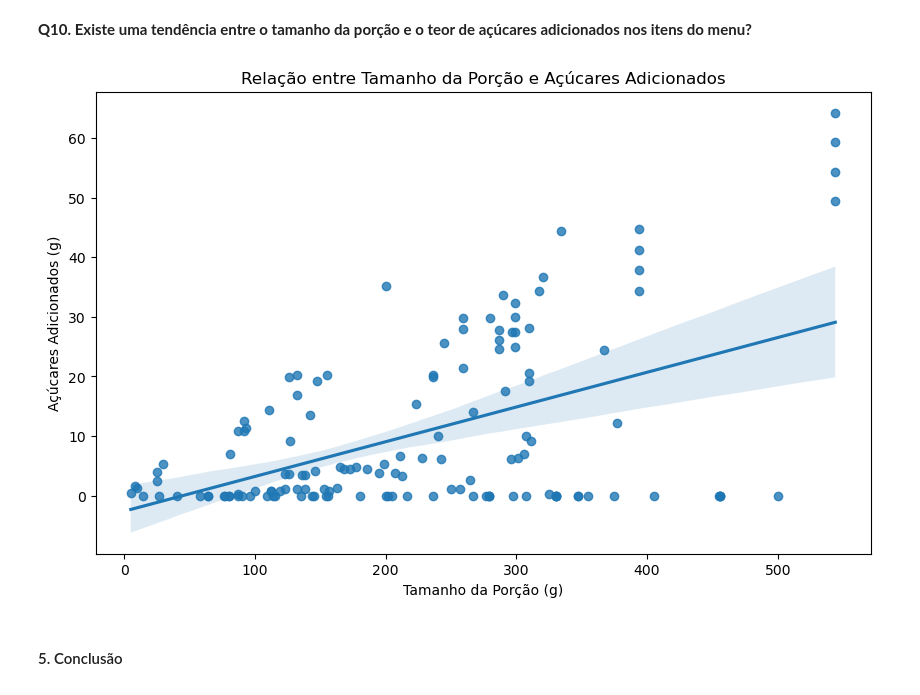
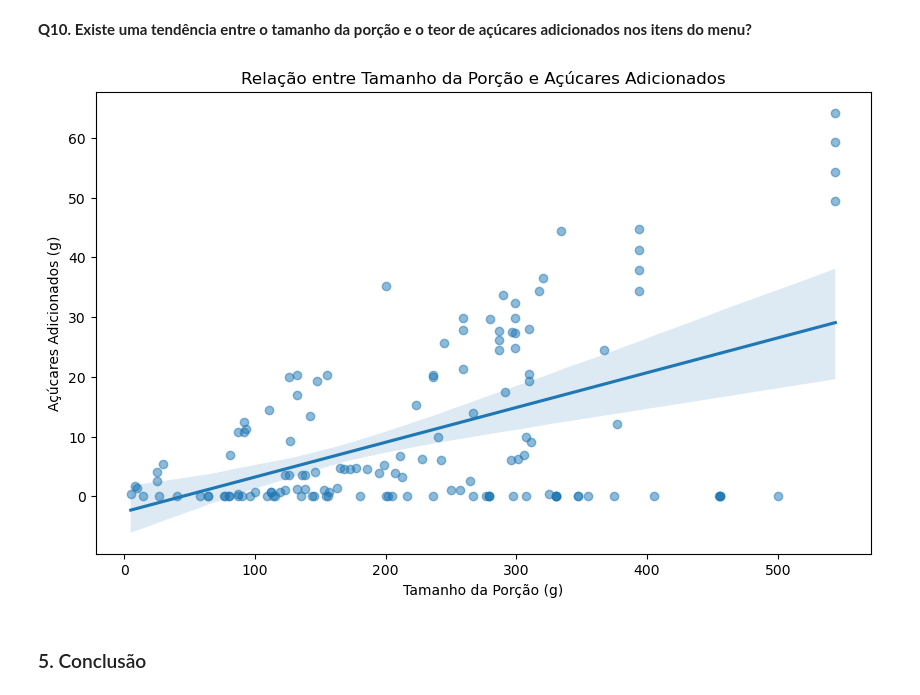
Before and after one commit to marcos-anjos/EAD-McDonalds-Nutrition-Facts, a Jupyter notebook: EAD McDonald’s Nutrition Facts(Versão melhorada).ipynb, the cells around one changed output. Drawn from its saved outputs; the diff is of its cells as text; code cells hidden in the pictures.

```diff
--- a/EAD McDonald’s Nutrition Facts(Versão melhorada).ipynb
+++ b/EAD McDonald’s Nutrition Facts(Versão melhorada).ipynb
@@ -383,12 +393,12 @@ plt.show()
 # %%
 # Criar o gráfico de dispersão com linha de tendência
 plt.figure(figsize=(10, 6))
-sns.regplot(x='Per Serve Size', y='Added Sugars (g)', data=data)
+sns.regplot(x='Per Serve Size', y='Added Sugars (g)', data=data, scatter_kws={'alpha':0.5}, ci=95)
 plt.title('Relação entre Tamanho da Porção e Açúcares Adicionados')
 plt.xlabel('Tamanho da Porção (g)')
 plt.ylabel('Açúcares Adicionados (g)')
 plt.show()
 # %% [output]
-[figure, old version]
+[figure, new version]
 # %% [markdown]
-#### 5. Conclusão
+### 5. Conclusão
```
Also changed, not shown: parts of 11 cells of this notebook.
